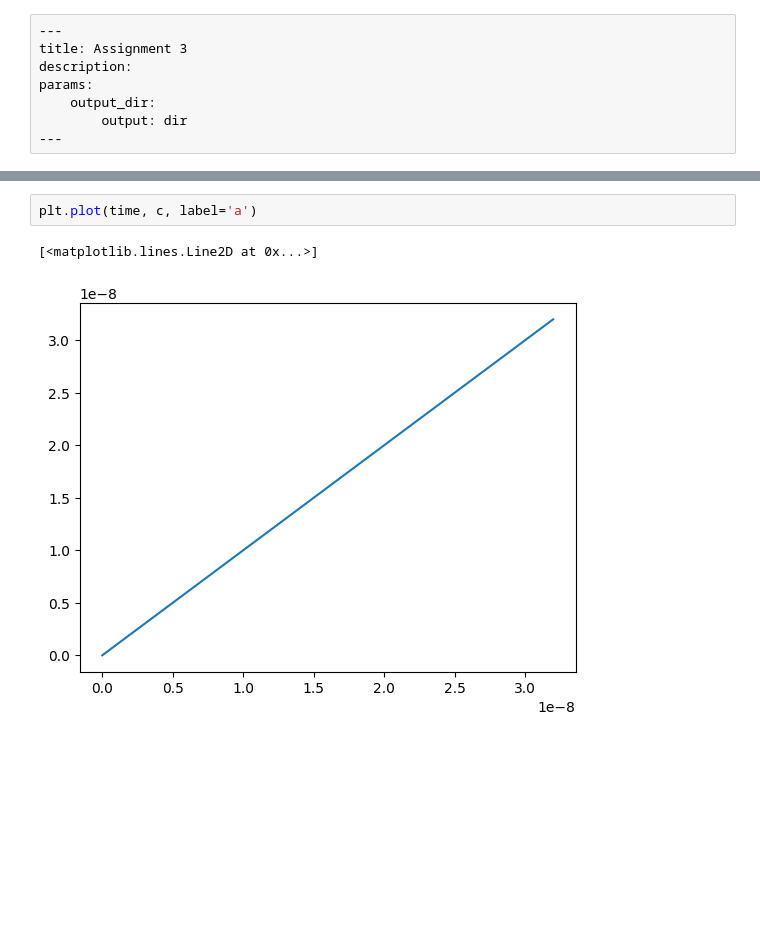
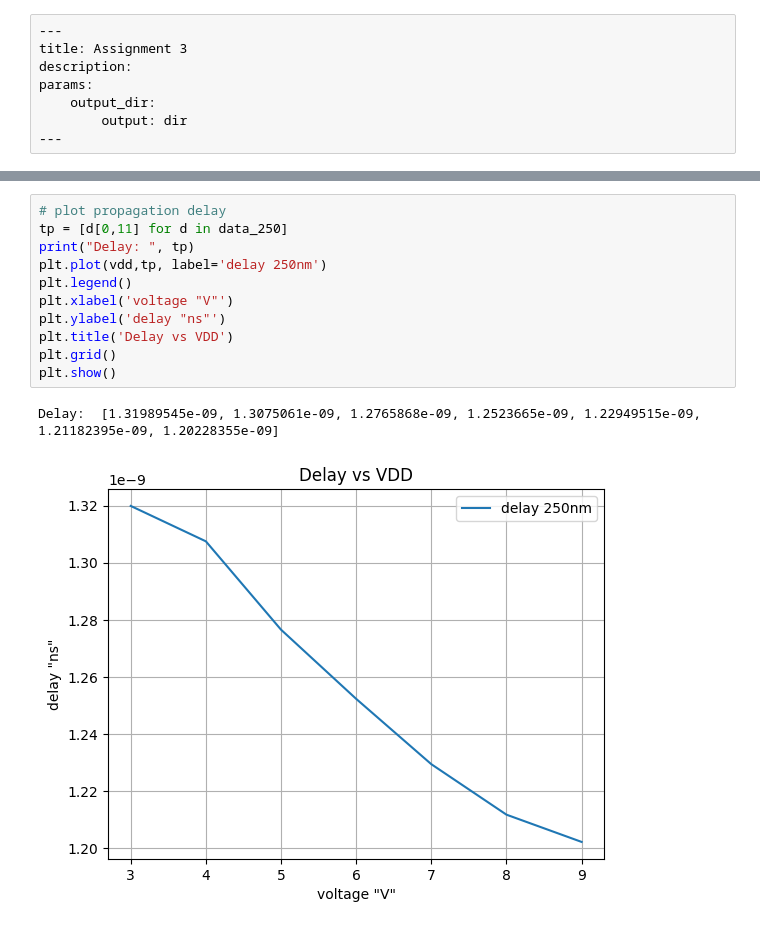
Before and after one commit to the-pinbo/EC802-Low-Power-VLSI-Design, a Jupyter notebook: Assignment-3/plots.ipynb, the cells around one changed output, grey strips where cells are left out. Cells and saved outputs as stored; diff of their text form; blank space fills up the shorter version.

```diff
--- a/Assignment-3/plots.ipynb
+++ b/Assignment-3/plots.ipynb
@@ -55,5 +33,14 @@ plt.show()
-# %%
-plt.plot(time, c, label='a')
-# %% [output]
-[<matplotlib.lines.Line2D at 0x...>]
-[figure, removed]
+# %%
+# plot propagation delay
+tp = [d[0,11] for d in data_250]
+print("Delay: ", tp)
+plt.plot(vdd,tp, label='delay 250nm')
+plt.legend()
+plt.xlabel('voltage "V"')
+plt.ylabel('delay "ns"')
+plt.title('Delay vs VDD')
+plt.grid()
+plt.show()
+# %% [output]
+Delay:  [1.31989545e-09, 1.3075061e-09, 1.2765868e-09, 1.2523665e-09, 1.22949515e-09, 1.21182395e-09, 1.20228355e-09]
+[figure, added]
```
Also changed, not shown: parts of 9 cells of this notebook, 9 other files.
